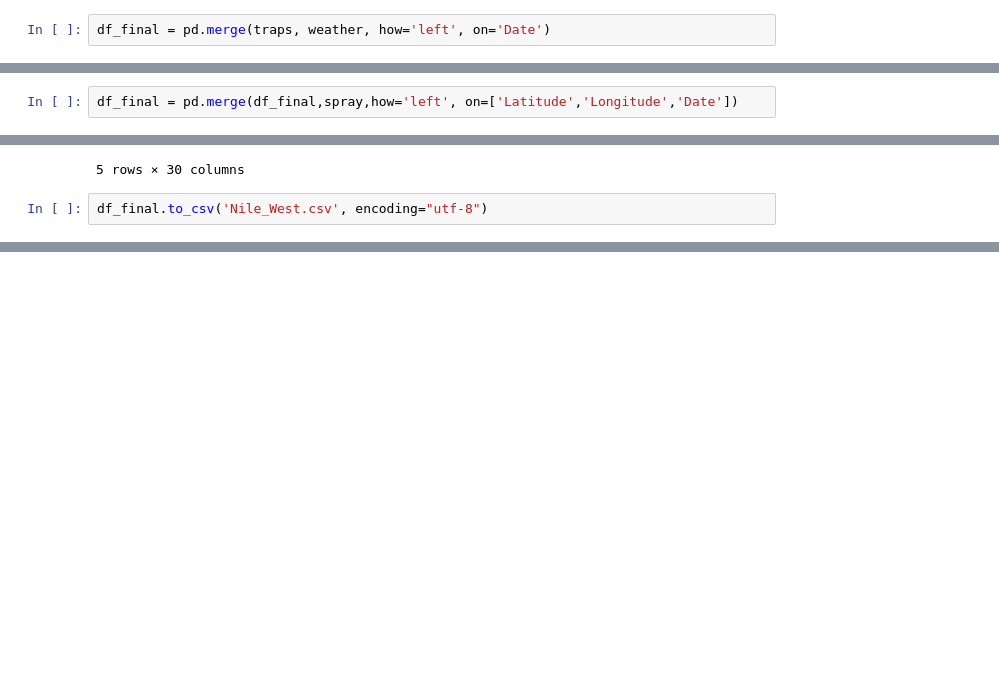
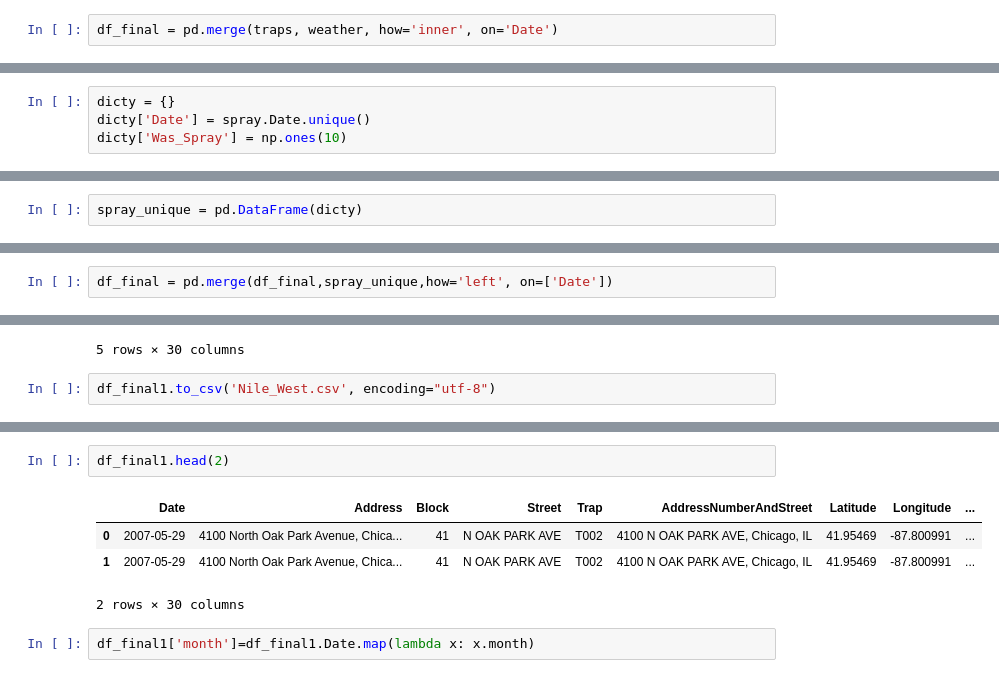
Before and after one commit to YuliaGoryachev/Kaggle_Nile, a Jupyter notebook: west_nile/src/measurement_locations.ipynb, the cells around one changed output, grey strips where cells are left out. Drawn from its saved outputs; the diff is of its cells as text; blank space fills up the shorter version.

Commit message:
finish data cleaning add models

```diff
--- a/west_nile/src/measurement_locations.ipynb
+++ b/west_nile/src/measurement_locations.ipynb
@@ -244,6 +306,6 @@ weather.Station.value_counts()
 Name: Station, dtype: int64
 # %%
-df_final = pd.merge(traps, weather, how='left', on='Date')
+df_final = pd.merge(traps, weather, how='inner', on='Date')
 # %%
 df_final.head()
 # %% [output]
@@ -260,0 +343,4 @@ df_final.shape
+# %%
+dicty = {}
+dicty['Date'] = spray.Date.unique()
+dicty['Was_Spray'] = np.ones(10)
@@ -260,0 +354,2 @@ df_final.shape
+# %%
+spray_unique = pd.DataFrame(dicty)
@@ -261,5 +365,5 @@ df_final.shape
 # %%
-df_final = pd.merge(df_final,spray,how='left', on=['Latitude','Longitude','Date'])
+df_final = pd.merge(df_final,spray_unique,how='left', on=['Date'])
 # %%
 df_final.shape
 # %% [output]
@@ -333,7 +455,7 @@ df_final1.head()
 | 4 | 2007-05-29 | 7900 West Foster Avenue, Chicago,... | 79 | W FOSTER AVE | T015 | 7900 W FOSTER AVE, Chicago, IL | 41.974089 | -87.824812 | ... |
 5 rows × 30 columns
 # %%
-df_final.to_csv('Nile_West.csv', encoding="utf-8")
+df_final1.to_csv('Nile_West.csv', encoding="utf-8")
 # %% [markdown]
 <img src='Localisation.png'>
 # %% [markdown]
@@ -342,3 +464,12 @@ df_final.to_csv('Nile_West.csv', encoding="utf-8")
 <img src='Mosquitos_species.png'>
 # %% [markdown]
 <img src='Temp_Precip.png'>
+# %%
+df_final1.head(2)
+# %% [output]
+|  | Date | Address | Block | Street | Trap | AddressNumberAndStreet | Latitude | Longitude | ... |
+| 0 | 2007-05-29 | 4100 North Oak Park Avenue, Chica... | 41 | N OAK PARK AVE | T002 | 4100 N OAK PARK AVE, Chicago, IL | 41.95469 | -87.800991 | ... |
+| 1 | 2007-05-29 | 4100 North Oak Park Avenue, Chica... | 41 | N OAK PARK AVE | T002 | 4100 N OAK PARK AVE, Chicago, IL | 41.95469 | -87.800991 | ... |
+2 rows × 30 columns
+# %%
+df_final1['month']=df_final1.Date.map(lambda x: x.month)
```
Also changed, not shown: parts of 44 cells of this notebook, 1 other file.
